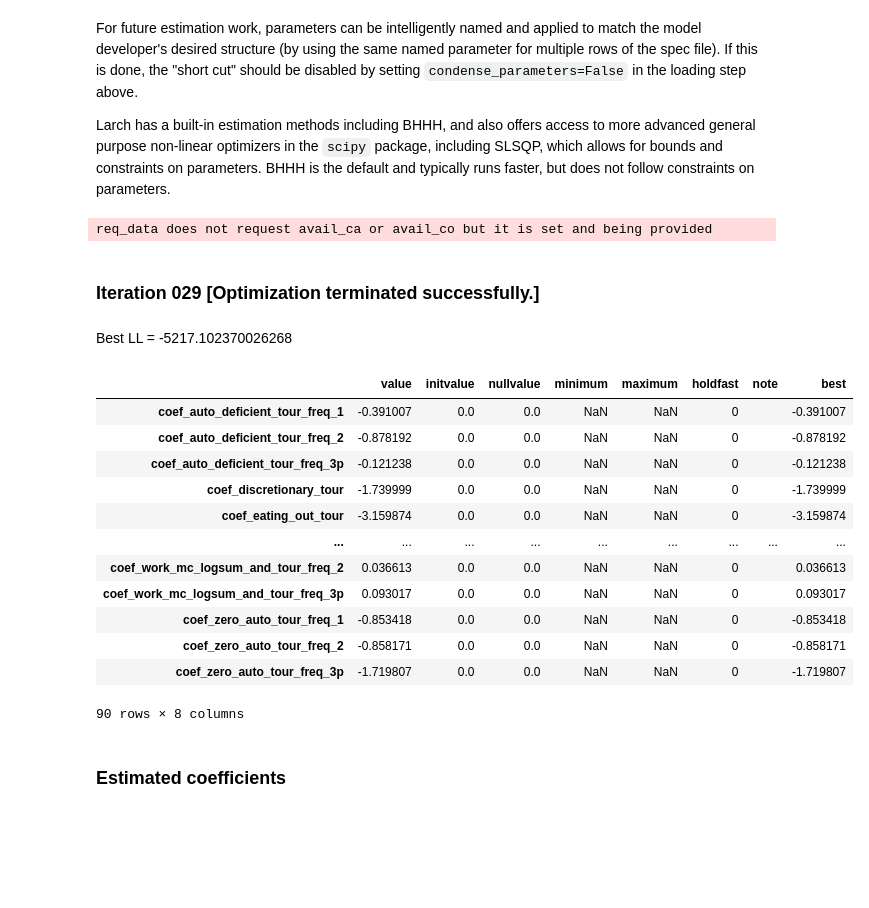
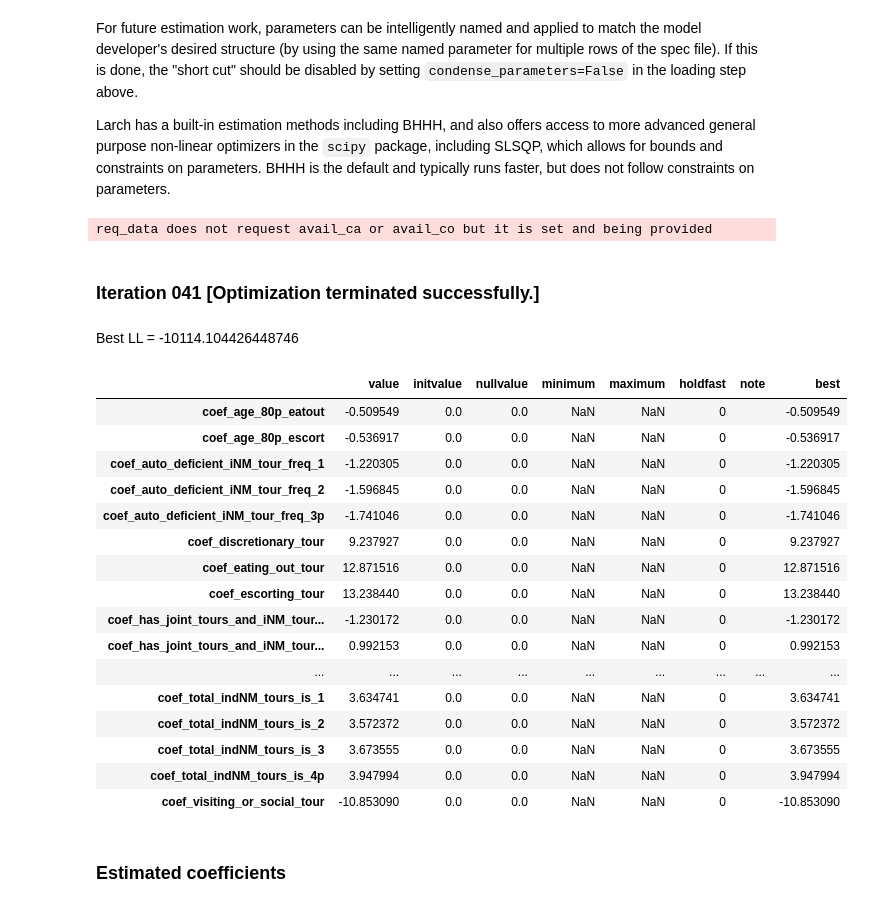
Before and after one commit to SANDAG/ABM, a Jupyter notebook: src/asim/estimation/resident/non_mand_tour_freq.ipynb, the cells around one changed output. Drawn from its saved outputs; the diff is of its cells as text; code cells hidden in the pictures; blank space fills up the shorter version.

```diff
--- a/src/asim/estimation/resident/non_mand_tour_freq.ipynb
+++ b/src/asim/estimation/resident/non_mand_tour_freq.ipynb
@@ -15,6 +15,8 @@ import numpy as np
 import activitysim
 import datetime
 activitysim.__version__
+
+pd.options.display.max_columns = 150
 # %% [markdown]
 We'll work in our `test` directory, where ActivitySim has saved the estimation data bundles.
 # %%
@@ -48,4 +64,6 @@ modelname = "nonmand_tour_freq"
 
 from activitysim.estimation.larch import component_model
 # model, data = component_model(modelname, return_data=True, condense_parameters=False, num_chunks=10)
-model, data = component_model(modelname, return_data=True, condense_parameters=False, segment_subset=['PTYPE_PART'], num_chunks=10)
+model, data = component_model(modelname, return_data=True, condense_parameters=False, segment_subset=['PTYPE_RETIRED'], num_chunks=10)
+
+ptype_for_display = 'PTYPE_RETIRED'
@@ -188,23 +211,27 @@ Larch has a built-in estimation methods including BHHH, and also offers access t
 # %%
 for k, m in model.items():
     # m.estimate(method='SLSQP')
-    m.estimate(method='BHHH')
+    m.estimate(method='BHHH', options={'maxiter':1500})
 # %% [output]
 req_data does not request avail_ca or avail_co but it is set and being provided
-Iteration 029 [Optimization terminated successfully.]
+Iteration 041 [Optimization terminated successfully.]
-Best LL = -5217.102370026268
+Best LL = -10114.104426448746
 |  | value | initvalue | nullvalue | minimum | maximum | holdfast | note | best |
-| coef_auto_deficient_tour_freq_1 | -0.391007 | 0.0 | 0.0 | NaN | NaN | 0 |  | -0.391007 |
-| coef_auto_deficient_tour_freq_2 | -0.878192 | 0.0 | 0.0 | NaN | NaN | 0 |  | -0.878192 |
-| coef_auto_deficient_tour_freq_3p | -0.121238 | 0.0 | 0.0 | NaN | NaN | 0 |  | -0.121238 |
-| coef_discretionary_tour | -1.739999 | 0.0 | 0.0 | NaN | NaN | 0 |  | -1.739999 |
-| coef_eating_out_tour | -3.159874 | 0.0 | 0.0 | NaN | NaN | 0 |  | -3.159874 |
+| coef_age_80p_eatout | -0.509549 | 0.0 | 0.0 | NaN | NaN | 0 |  | -0.509549 |
+| coef_age_80p_escort | -0.536917 | 0.0 | 0.0 | NaN | NaN | 0 |  | -0.536917 |
+| coef_auto_deficient_iNM_tour_freq_1 | -1.220305 | 0.0 | 0.0 | NaN | NaN | 0 |  | -1.220305 |
+| coef_auto_deficient_iNM_tour_freq_2 | -1.596845 | 0.0 | 0.0 | NaN | NaN | 0 |  | -1.596845 |
+| coef_auto_deficient_iNM_tour_freq_3p | -1.741046 | 0.0 | 0.0 | NaN | NaN | 0 |  | -1.741046 |
+| coef_discretionary_tour | 9.237927 | 0.0 | 0.0 | NaN | NaN | 0 |  | 9.237927 |
+| coef_eating_out_tour | 12.871516 | 0.0 | 0.0 | NaN | NaN | 0 |  | 12.871516 |
+| coef_escorting_tour | 13.238440 | 0.0 | 0.0 | NaN | NaN | 0 |  | 13.238440 |
+| coef_has_joint_tours_and_iNM_tour... | -1.230172 | 0.0 | 0.0 | NaN | NaN | 0 |  | -1.230172 |
+| coef_has_joint_tours_and_iNM_tour... | 0.992153 | 0.0 | 0.0 | NaN | NaN | 0 |  | 0.992153 |
 | ... | ... | ... | ... | ... | ... | ... | ... | ... |
-| coef_work_mc_logsum_and_tour_freq_2 | 0.036613 | 0.0 | 0.0 | NaN | NaN | 0 |  | 0.036613 |
-| coef_work_mc_logsum_and_tour_freq_3p | 0.093017 | 0.0 | 0.0 | NaN | NaN | 0 |  | 0.093017 |
-| coef_zero_auto_tour_freq_1 | -0.853418 | 0.0 | 0.0 | NaN | NaN | 0 |  | -0.853418 |
-| coef_zero_auto_tour_freq_2 | -0.858171 | 0.0 | 0.0 | NaN | NaN | 0 |  | -0.858171 |
-| coef_zero_auto_tour_freq_3p | -1.719807 | 0.0 | 0.0 | NaN | NaN | 0 |  | -1.719807 |
+| coef_total_indNM_tours_is_1 | 3.634741 | 0.0 | 0.0 | NaN | NaN | 0 |  | 3.634741 |
+| coef_total_indNM_tours_is_2 | 3.572372 | 0.0 | 0.0 | NaN | NaN | 0 |  | 3.572372 |
+| coef_total_indNM_tours_is_3 | 3.673555 | 0.0 | 0.0 | NaN | NaN | 0 |  | 3.673555 |
+| coef_total_indNM_tours_is_4p | 3.947994 | 0.0 | 0.0 | NaN | NaN | 0 |  | 3.947994 |
+| coef_visiting_or_social_tour | -10.853090 | 0.0 | 0.0 | NaN | NaN | 0 |  | -10.853090 |
-90 rows × 8 columns
 # %% [markdown]
 ### Estimated coefficients
```
Also changed, not shown: parts of 21 cells of this notebook, 23 other files.
